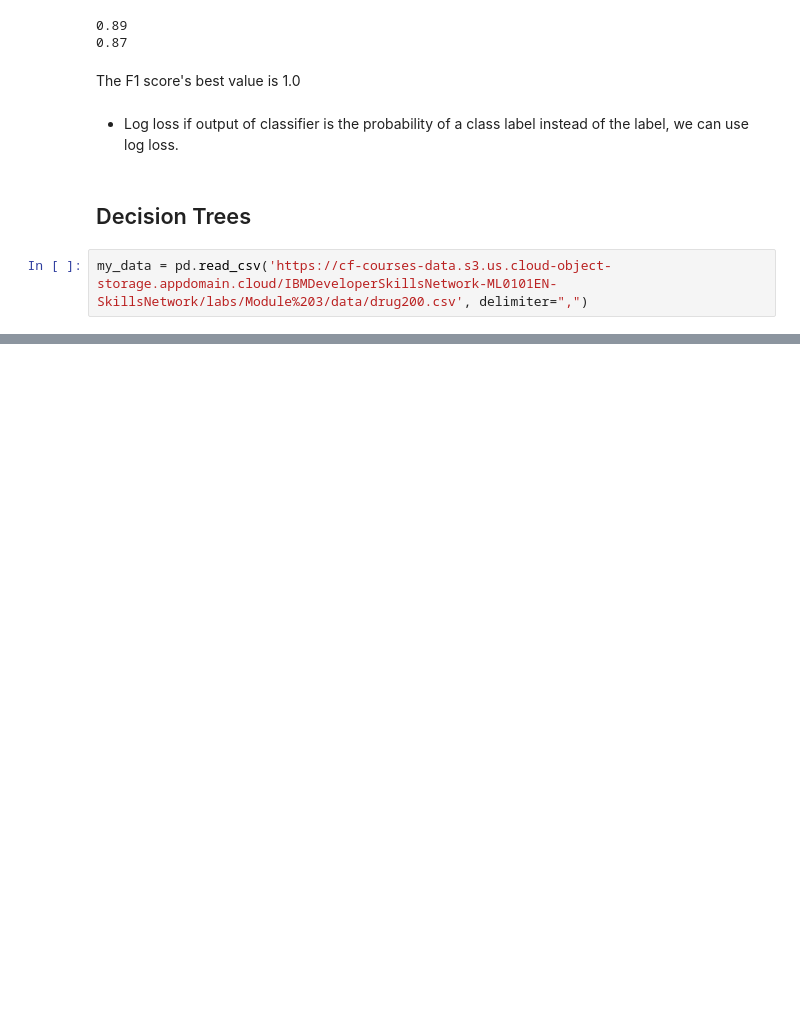
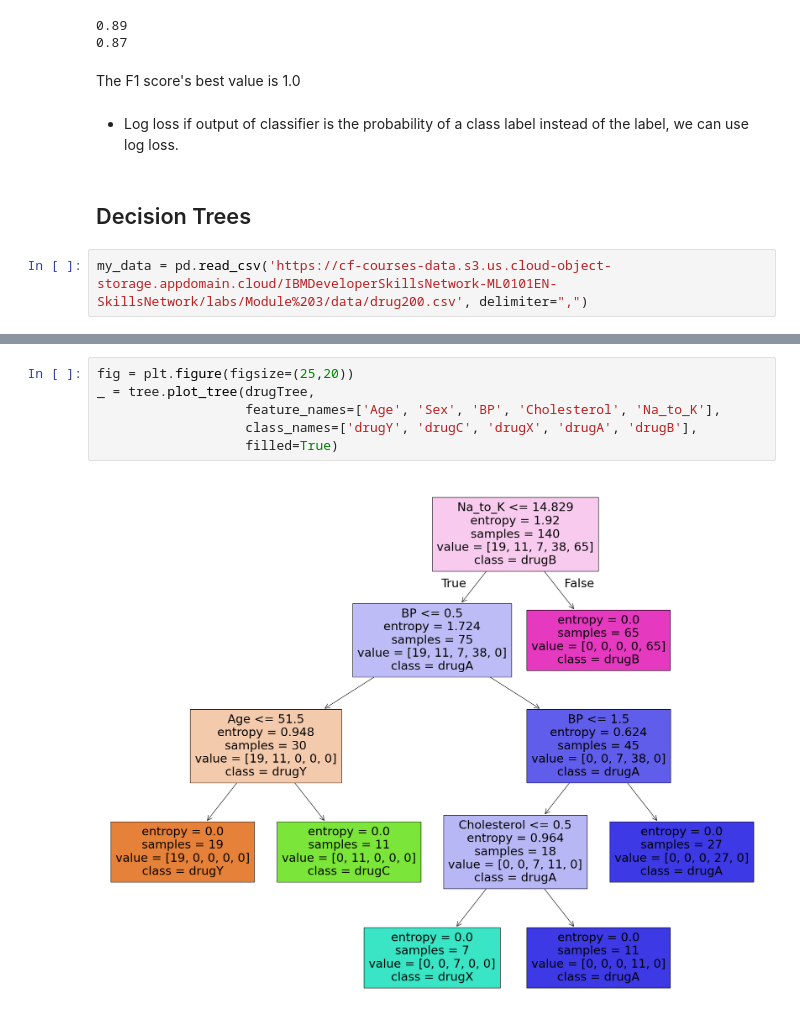
Before and after one commit to KizKarDes/kizkardes-data-science, a Jupyter notebook: lesson10.ipynb, the cells around one changed output, grey strips where cells are left out. Saved outputs shown, nothing was run; the diff lists cells and outputs as text; blank space fills up the shorter version.

```diff
--- a/lesson10.ipynb
+++ b/lesson10.ipynb
@@ -209,0 +353,8 @@ my_data = pd.read_csv('https://cf-courses-data.s3.us.cloud-object-storage.appdom
+# %%
+fig = plt.figure(figsize=(25,20))
+_ = tree.plot_tree(drugTree,
+                   feature_names=['Age', 'Sex', 'BP', 'Cholesterol', 'Na_to_K'],
+                   class_names=['drugY', 'drugC', 'drugX', 'drugA', 'drugB'],
+                   filled=True)
+# %% [output]
+[figure, added]
```
Also changed, not shown: parts of 25 cells of this notebook.
